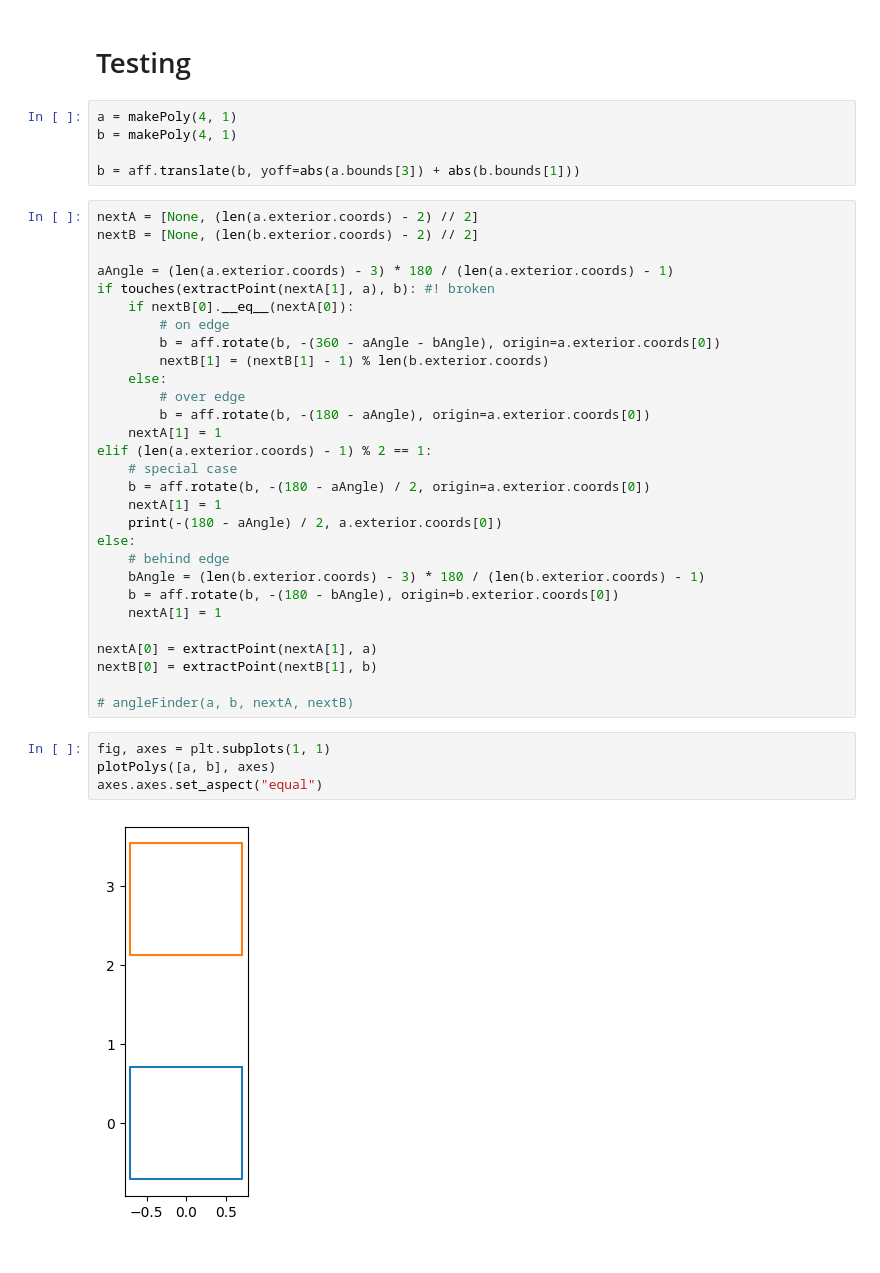
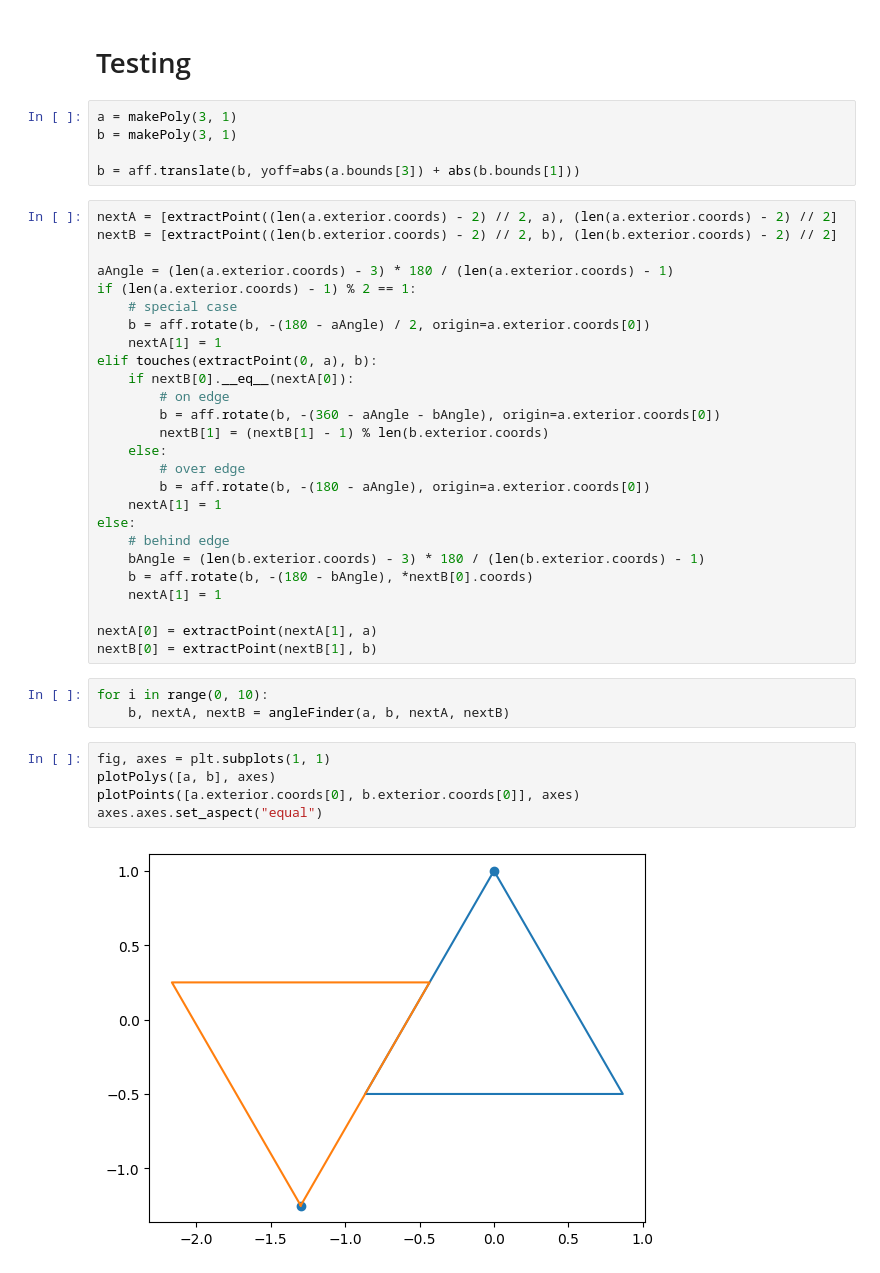
Before and after one commit to alex-k-exe/sci-fair, a Jupyter notebook: GlobalFunctions.ipynb, the cells around one changed output. Cells and saved outputs as stored; diff of their text form.

Commit message:
b can infinitely rotate around a

```diff
--- a/GlobalFunctions.ipynb
+++ b/GlobalFunctions.ipynb
@@ -120,16 +105,20 @@ def extractPoint(index, poly):
 # %% [markdown]
 # Testing
 # %%
-a = makePoly(4, 1)
-b = makePoly(4, 1)
+a = makePoly(3, 1)
+b = makePoly(3, 1)
 
 b = aff.translate(b, yoff=abs(a.bounds[3]) + abs(b.bounds[1]))
 # %%
-nextA = [None, (len(a.exterior.coords) - 2) // 2]
-nextB = [None, (len(b.exterior.coords) - 2) // 2]
+nextA = [extractPoint((len(a.exterior.coords) - 2) // 2, a), (len(a.exterior.coords) - 2) // 2]
+nextB = [extractPoint((len(b.exterior.coords) - 2) // 2, b), (len(b.exterior.coords) - 2) // 2]
 
 aAngle = (len(a.exterior.coords) - 3) * 180 / (len(a.exterior.coords) - 1)
-if touches(extractPoint(nextA[1], a), b): #! broken
+if (len(a.exterior.coords) - 1) % 2 == 1:
+    # special case
+    b = aff.rotate(b, -(180 - aAngle) / 2, origin=a.exterior.coords[0])
+    nextA[1] = 1
+elif touches(extractPoint(0, a), b):
     if nextB[0].__eq__(nextA[0]):
         # on edge
         b = aff.rotate(b, -(360 - aAngle - bAngle), origin=a.exterior.coords[0])
@@ -138,24 +127,21 @@ if touches(extractPoint(nextA[1], a), b): #! broken
         # over edge
         b = aff.rotate(b, -(180 - aAngle), origin=a.exterior.coords[0])
     nextA[1] = 1
-elif (len(a.exterior.coords) - 1) % 2 == 1:
-    # special case
-    b = aff.rotate(b, -(180 - aAngle) / 2, origin=a.exterior.coords[0])
-    nextA[1] = 1
-    print(-(180 - aAngle) / 2, a.exterior.coords[0])
 else:
     # behind edge
     bAngle = (len(b.exterior.coords) - 3) * 180 / (len(b.exterior.coords) - 1)
-    b = aff.rotate(b, -(180 - bAngle), origin=b.exterior.coords[0])
+    b = aff.rotate(b, -(180 - bAngle), *nextB[0].coords)
     nextA[1] = 1
 
 nextA[0] = extractPoint(nextA[1], a)
 nextB[0] = extractPoint(nextB[1], b)
-
-# angleFinder(a, b, nextA, nextB)
+# %%
+for i in range(0, 10):
+    b, nextA, nextB = angleFinder(a, b, nextA, nextB)
 # %%
 fig, axes = plt.subplots(1, 1)
 plotPolys([a, b], axes)
+plotPoints([a.exterior.coords[0], b.exterior.coords[0]], axes)
 axes.axes.set_aspect("equal")
 # %% [output]
-[figure, old version]
+[figure, new version]
```
Also changed, not shown: parts of 7 cells of this notebook.
